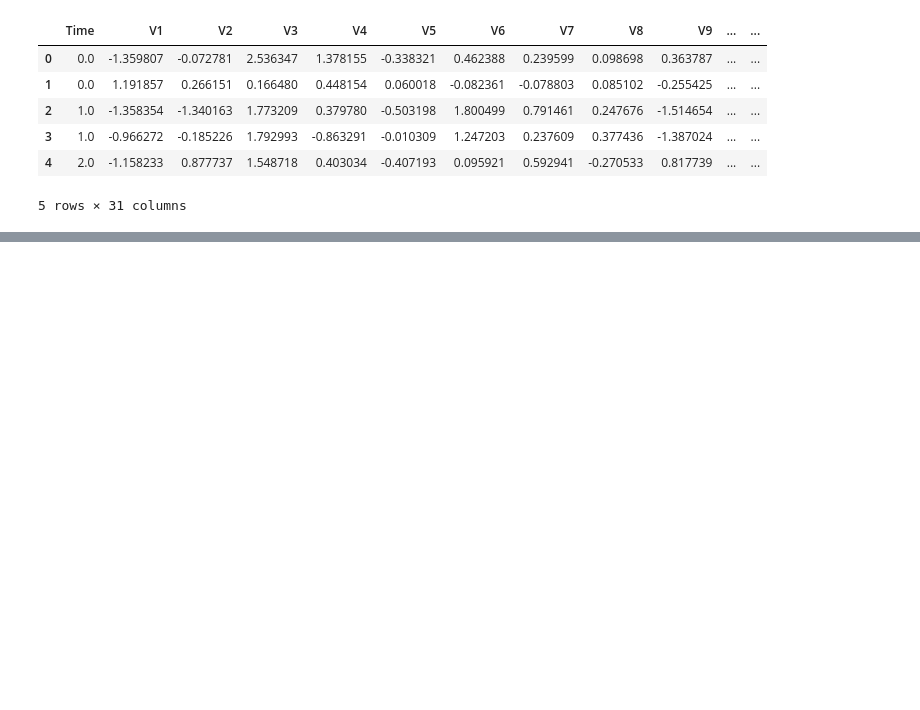
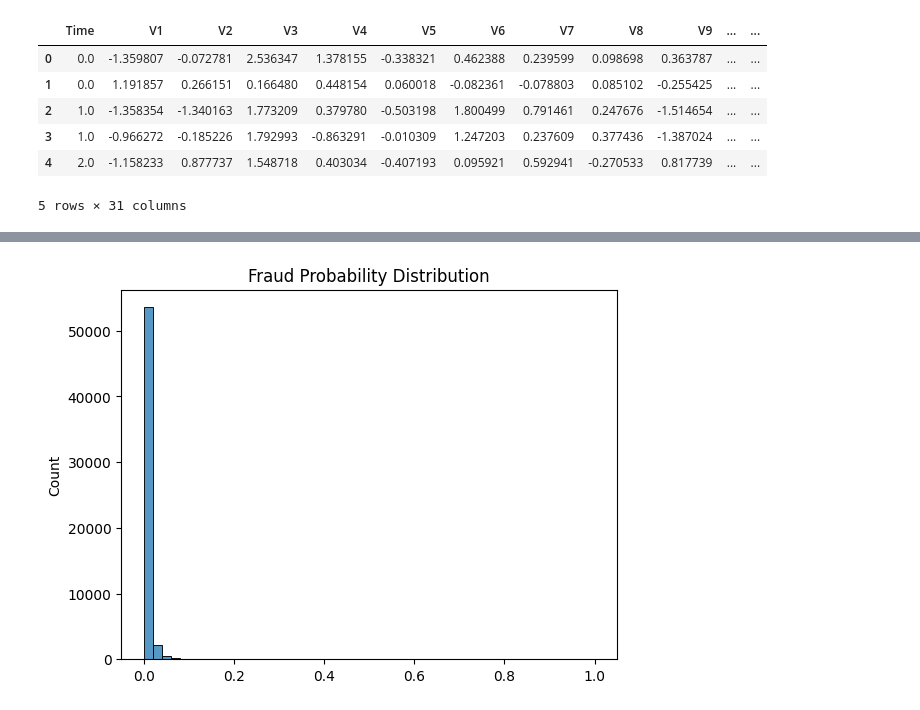
Before and after one commit to Ironclad1738281/credit-card-fraud-detection, a Jupyter notebook: notebooks/fraud_detection.ipynb, the cells around one changed output, grey strips where cells are left out. Cells and saved outputs as stored; diff of their text form; code cells hidden in the pictures; blank space fills up the shorter version.

```diff
--- a/notebooks/fraud_detection.ipynb
+++ b/notebooks/fraud_detection.ipynb
@@ -13,0 +109,10 @@ df.head()
+# %%
+y_prob_rf = rf_model.predict_proba(X_test_scaled)[:,1]
+
+import seaborn as sns
+
+sns.histplot(y_prob_rf, bins = 50)
+plt.title("Fraud Probability Distribution")
+plt.show()
+# %% [output]
+[figure, added]
```
Also changed, not shown: parts of 16 cells of this notebook, 5 other files.
